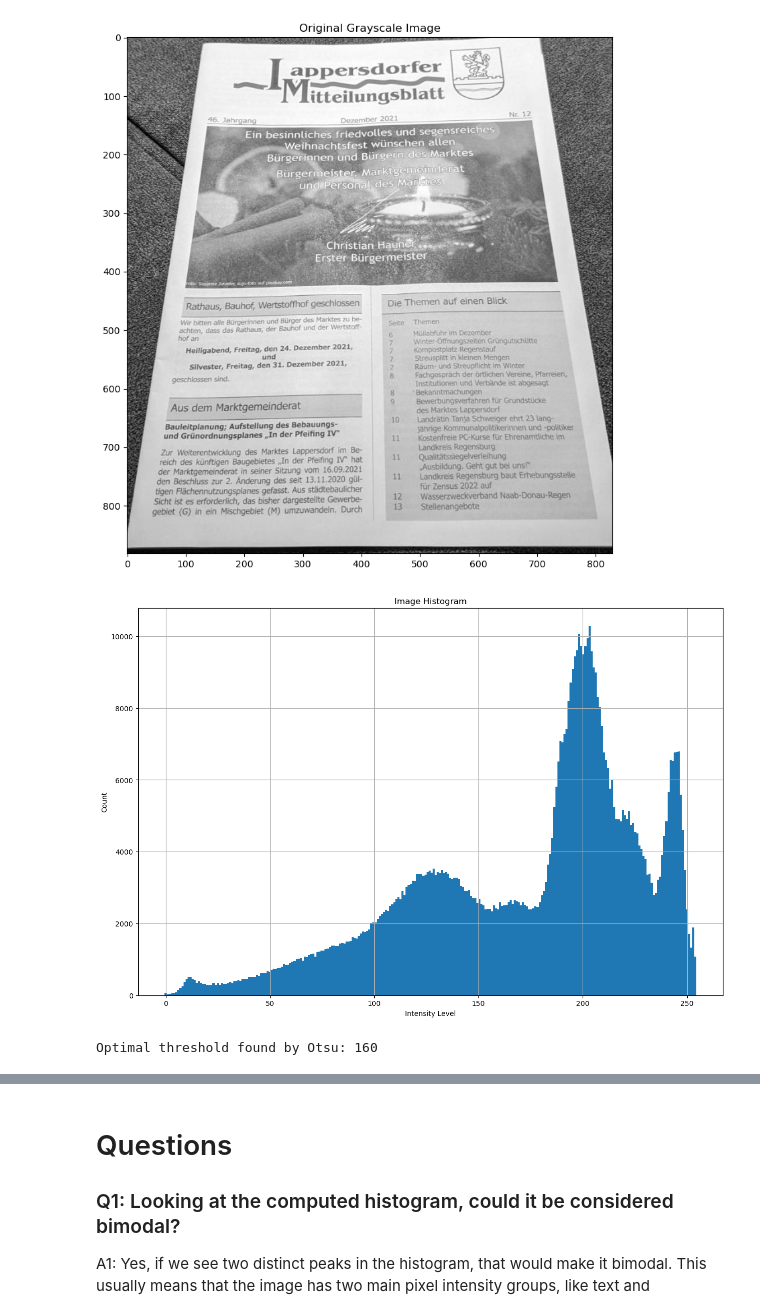
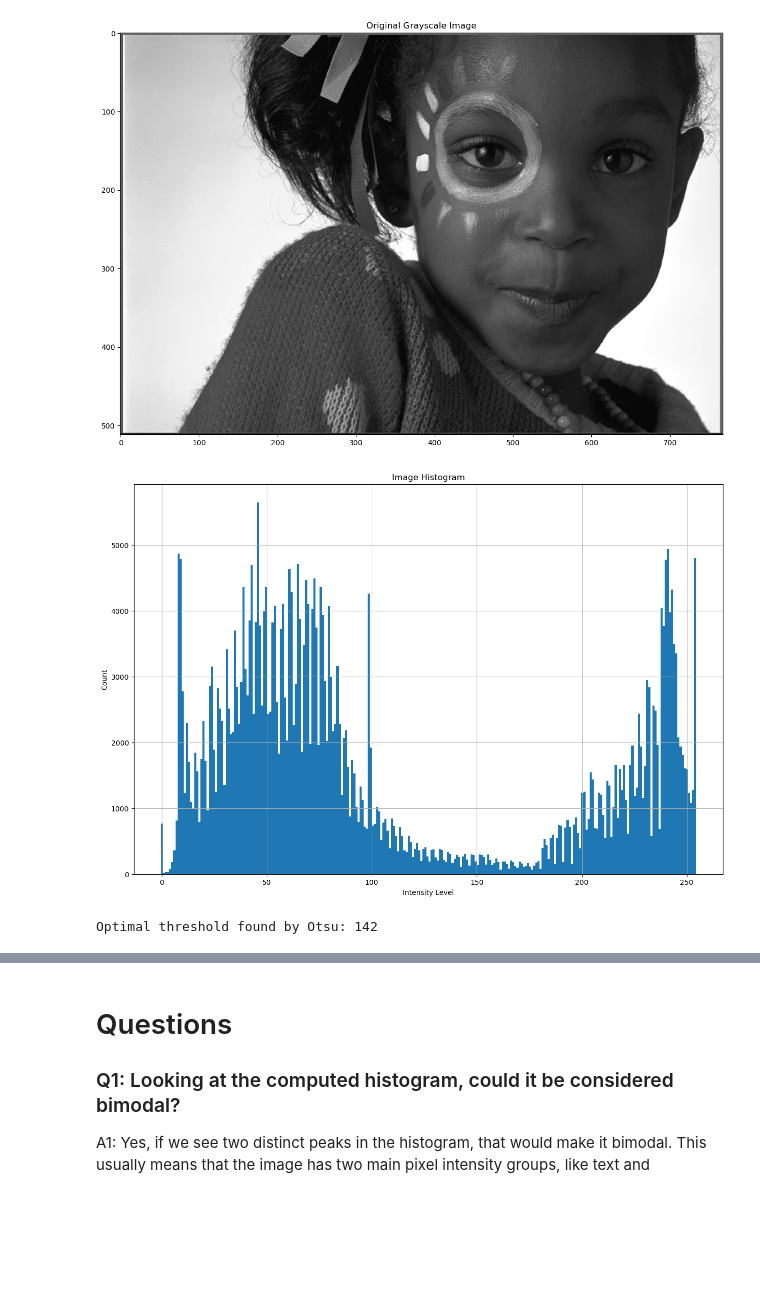
Before and after one commit to KonstantiniusBP/opencv_hw, a Jupyter notebook: hw8.ipynb, the cells around one changed output, grey strips where cells are left out. Drawn from its saved outputs; the diff is of its cells as text; code cells hidden in the pictures; blank space fills up the shorter version.

```diff
--- a/hw8.ipynb
+++ b/hw8.ipynb
@@ -8,16 +8,16 @@ from matplotlib import pyplot as plt
 plt.rcParams['figure.figsize'] = [15, 10]
 # %%
 # Let's try loading the document image and immediately convert it to grayscale.
-img = cv2.imread('img/document.jpg')
+img = cv2.imread('img/kodim15.png')
 if img is None:
     print("The image file was not found. Check the path and try again.")
 else:
     img = cv2.cvtColor(img, cv2.COLOR_BGR2GRAY)
     plt.imshow(img, cmap='gray')
     plt.title("Original Grayscale Image")
     plt.show()
 # %% [output]
-[figure, old version]
+[figure, new version]
 # %%
 # Generate and display the histogram to see pixel intensity distribution.
 h = np.histogram(img, bins=256)
@@ -28,7 +28,7 @@ plt.title("Image Histogram")
 plt.grid(True)
 plt.show()
 # %% [output]
-[figure, old version]
+[figure, new version]
 # %%
 # Set up Otsu's algorithm parameters and start brute force searching for the best threshold.
 # This threshold will separate foreground and background for better document binarization.
@@ -73,7 +73,7 @@ for th in range(0, 256):
 # Display the optimal threshold
 print('Optimal threshold found by Otsu:', opt_th)
 # %% [output]
-Optimal threshold found by Otsu: 160
+Optimal threshold found by Otsu: 142
 # %%
 # Let's compare the original image with its binarized version using the optimal threshold.
 
```
Also changed, not shown: parts of 1 cell of this notebook, 1 other file.
